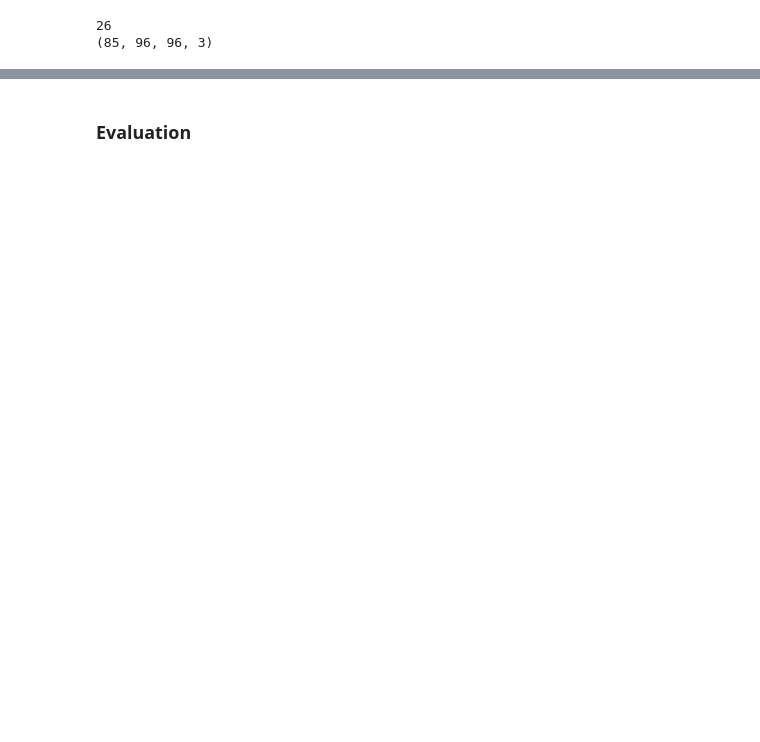
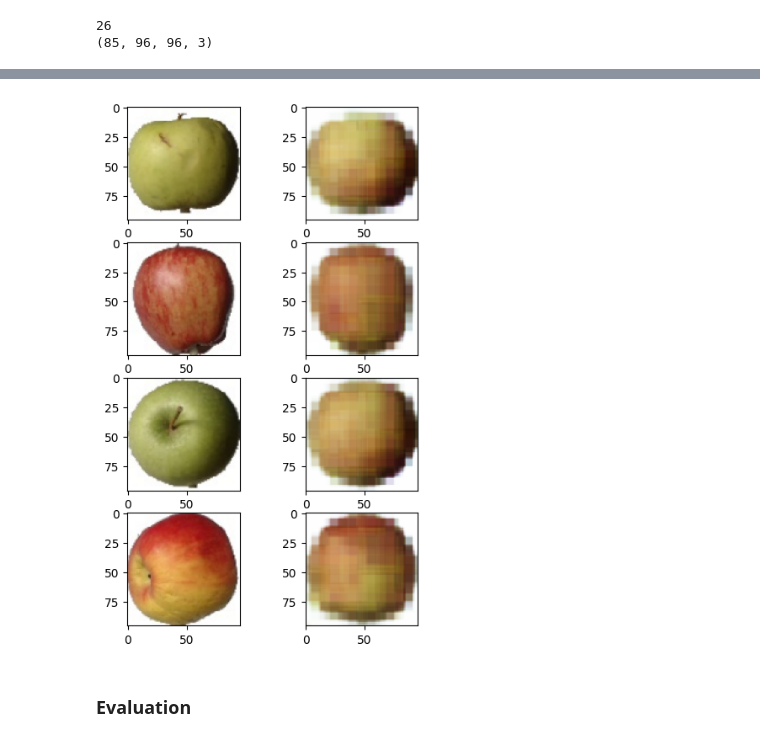
Before and after one commit to CristianCosci/Machine_Learning_Laboratories_Lectures, a Jupyter notebook: 05_Anomaly_Detection/CNN_Autoencoder_image_anomaly_detection.ipynb, the cells around one changed output, grey strips where cells are left out. Drawn from its saved outputs; the diff is of its cells as text; code cells hidden in the pictures; blank space fills up the shorter version.

```diff
--- a/05_Anomaly_Detection/CNN_Autoencoder_image_anomaly_detection.ipynb
+++ b/05_Anomaly_Detection/CNN_Autoencoder_image_anomaly_detection.ipynb
@@ -195,0 +290,14 @@ print(apple_test_list[0].shape)
+# %%
+# Apple test samples: original vs reconstructed
+predicted = model.predict(apple_test_list[0])
+no_of_samples = 4
+_, axs = plt.subplots(no_of_samples, 2, figsize=(5, 8))
+axs = axs.flatten()
+imgs = []
+for i in range(no_of_samples):
+    imgs.append(apple_test_list[0][i])
+    imgs.append(predicted[i])
+for img, ax in zip(imgs, axs):
+    ax.imshow(img)
+plt.show()
+# %% [output]
@@ -196,3 +305,4 @@ print(apple_test_list[0].shape)
+[figure, added]
 # %% [markdown]
 ### **Evaluation**
 # %%
```
Also changed, not shown: parts of 22 cells of this notebook, 3 other files.
